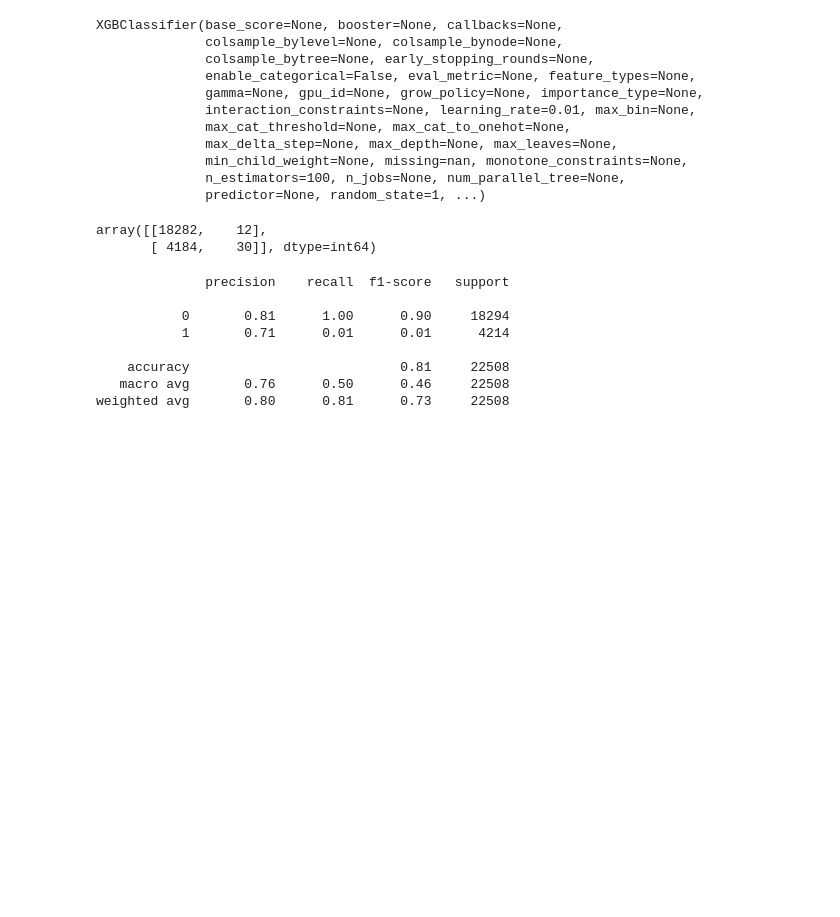
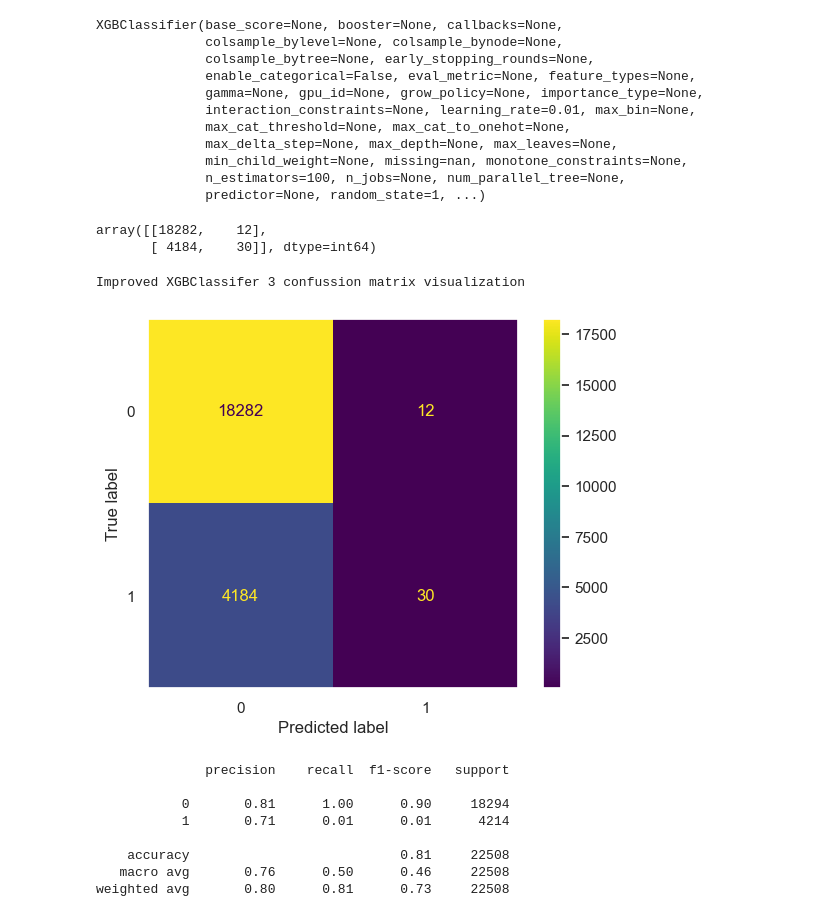
Before and after one commit to Diego-Hiriart/challenge_MLE-Diego-Hiriart, a Jupyter notebook: challenge/exploration.ipynb, the cells around one changed output. Drawn from its saved outputs; the diff is of its cells as text; code cells hidden in the pictures; blank space fills up the shorter version.

```diff
--- a/challenge/exploration.ipynb
+++ b/challenge/exploration.ipynb
@@ -527,6 +552,15 @@ confusion_matrix(y_test2, xgboost_y_preds_3)
 # %% [output]
 array([[18282,    12],
        [ 4184,    30]], dtype=int64)
+# %%
+print("Improved XGBClassifer 3 confussion matrix visualization")
+cm_xgb3 = confusion_matrix(y_test2, xgboost_y_preds_3)
+disp = ConfusionMatrixDisplay(confusion_matrix=cm_xgb3)
+disp.plot()
+plt.grid(False)
+# %% [output]
+Improved XGBClassifer 3 confussion matrix visualization
+[figure, added]
 # %%
 print(classification_report(y_test2, xgboost_y_preds_3))
 # %% [output]
```
Also changed, not shown: parts of 7 cells of this notebook, 3 other files.
